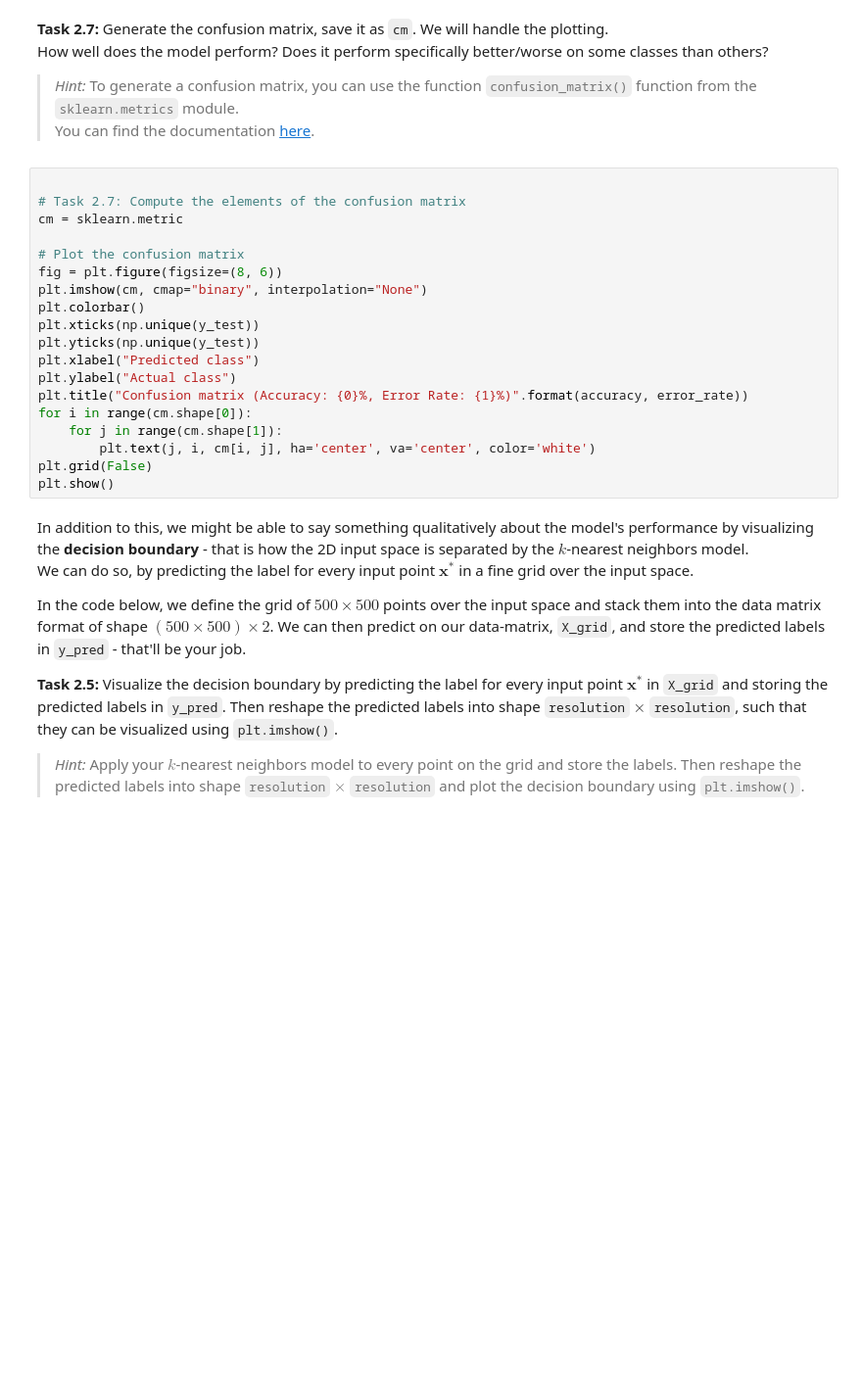
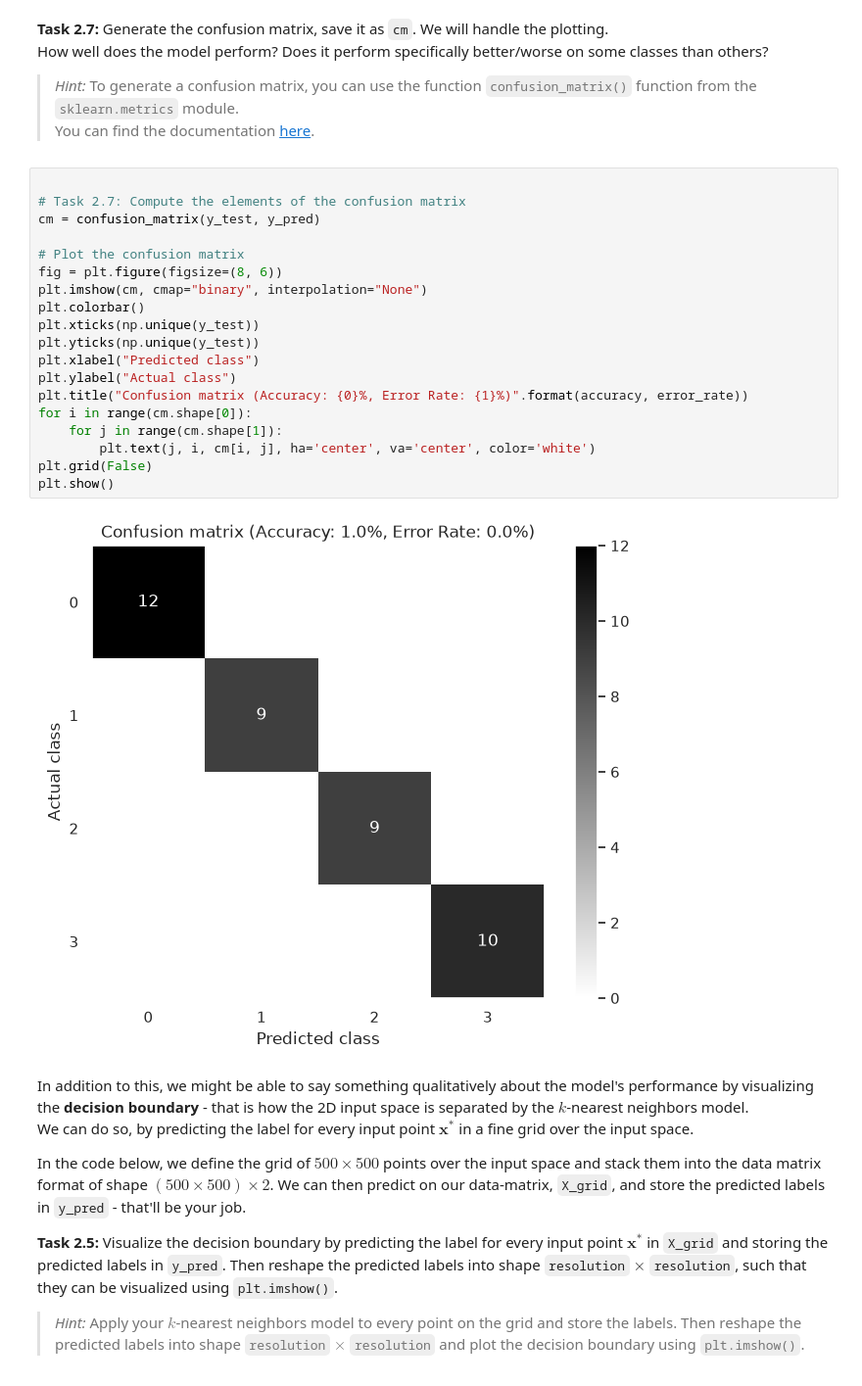
Before and after one commit to NicolaiNielsen/02452exercises, a Jupyter notebook: week2/exercise2.ipynb, the cells around one changed output. Shown at 98% size. Saved outputs shown, nothing was run; the diff lists cells and outputs as text; blank space fills up the shorter version.

```diff
--- a/week2/exercise2.ipynb
+++ b/week2/exercise2.ipynb
@@ -658,22 +658,24 @@ Error rate: 0.0%
 # %%
 
 # Task 2.7: Compute the elements of the confusion matrix
-cm = sklearn.metric
+cm = confusion_matrix(y_test, y_pred)
 
 # Plot the confusion matrix
 fig = plt.figure(figsize=(8, 6))
 plt.imshow(cm, cmap="binary", interpolation="None")
 plt.colorbar()
 plt.xticks(np.unique(y_test))
 plt.yticks(np.unique(y_test))
 plt.xlabel("Predicted class")
 plt.ylabel("Actual class")
 plt.title("Confusion matrix (Accuracy: {0}%, Error Rate: {1}%)".format(accuracy, error_rate))
 for i in range(cm.shape[0]):
     for j in range(cm.shape[1]):
         plt.text(j, i, cm[i, j], ha='center', va='center', color='white')
 plt.grid(False)
 plt.show()
+# %% [output]
+[figure, added]
 # %% [markdown]
 In addition to this, we might be able to say something qualitatively about the model's performance by visualizing the **decision boundary** - that is how the 2D input space is separated by the $k$-nearest neighbors model. <br> We can do so, by predicting the label for every input point $\boldsymbol{x}^\ast$ in a fine grid over the input space.
 
```
Also changed, not shown: parts of 2 cells of this notebook.
